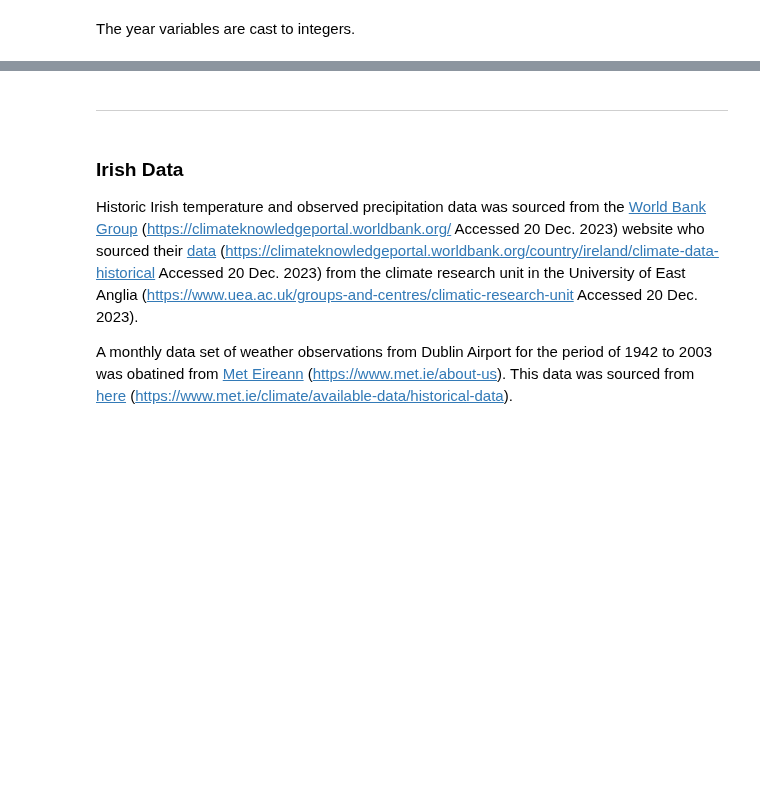
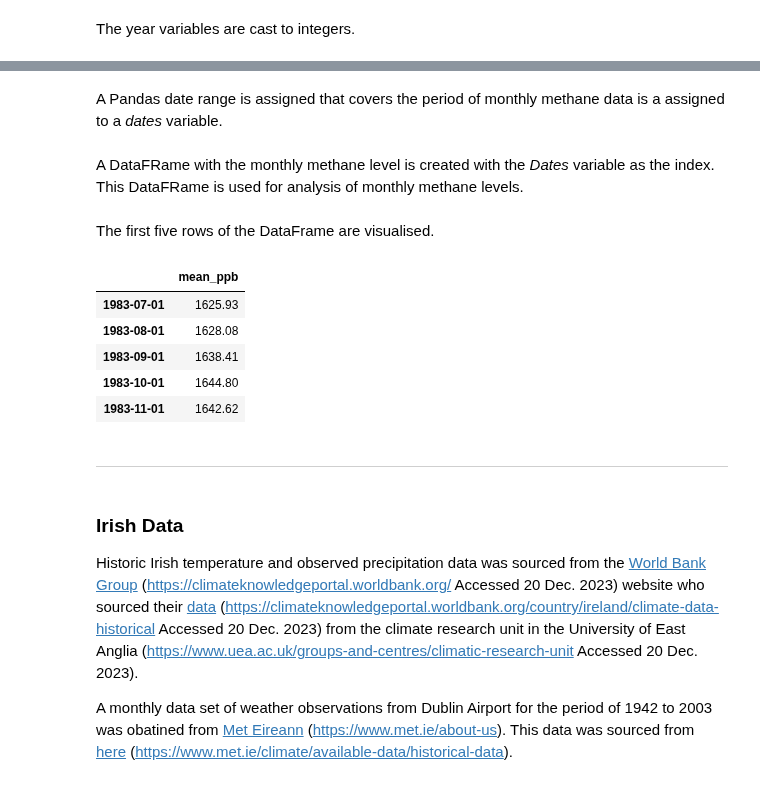
Before and after one commit to humphs078/Owner-avatar-programming_for_data_analysis_assignment_2, a Jupyter notebook: submission.ipynb, the cells around one changed output, grey strips where cells are left out. Saved outputs shown, nothing was run; the diff lists cells and outputs as text; code cells hidden in the pictures; blank space fills up the shorter version.

```diff
--- a/submission.ipynb
+++ b/submission.ipynb
@@ -951,5 +1143,24 @@ full_methane_data.info()
+# %%
+methane_data = pd.read_csv('https://gml.noaa.gov/webdata/ccgg/trends/ch4/ch4_mm_gl.csv', skiprows=45)
+# %% [markdown]
+A Pandas date range is assigned that covers the period of monthly methane data is a assigned to a *dates* variable.
+# %%
+dates = pd.date_range(start='07/01/1983', end='08/01/2023', freq='MS')
+# %% [markdown]
+A DataFRame with the monthly methane level is created with the *Dates* variable as the index. This DataFRame is used for analysis of monthly methane levels.
+# %%
+monthly_methane_data = pd.DataFrame({'mean_ppb':methane_data['average'].values}, index=dates)
+# %% [markdown]
+The first five rows of the DataFrame are visualised.
 # %%
-full_methane_data.head()
+monthly_methane_data.head()
+# %% [output]
+|  | mean_ppb |
+| 1983-07-01 | 1625.93 |
+| 1983-08-01 | 1628.08 |
+| 1983-09-01 | 1638.41 |
+| 1983-10-01 | 1644.80 |
+| 1983-11-01 | 1642.62 |
 # %% [markdown]
 ---
 # %% [markdown]
```
Also changed, not shown: parts of 59 cells of this notebook, 5 other files.
